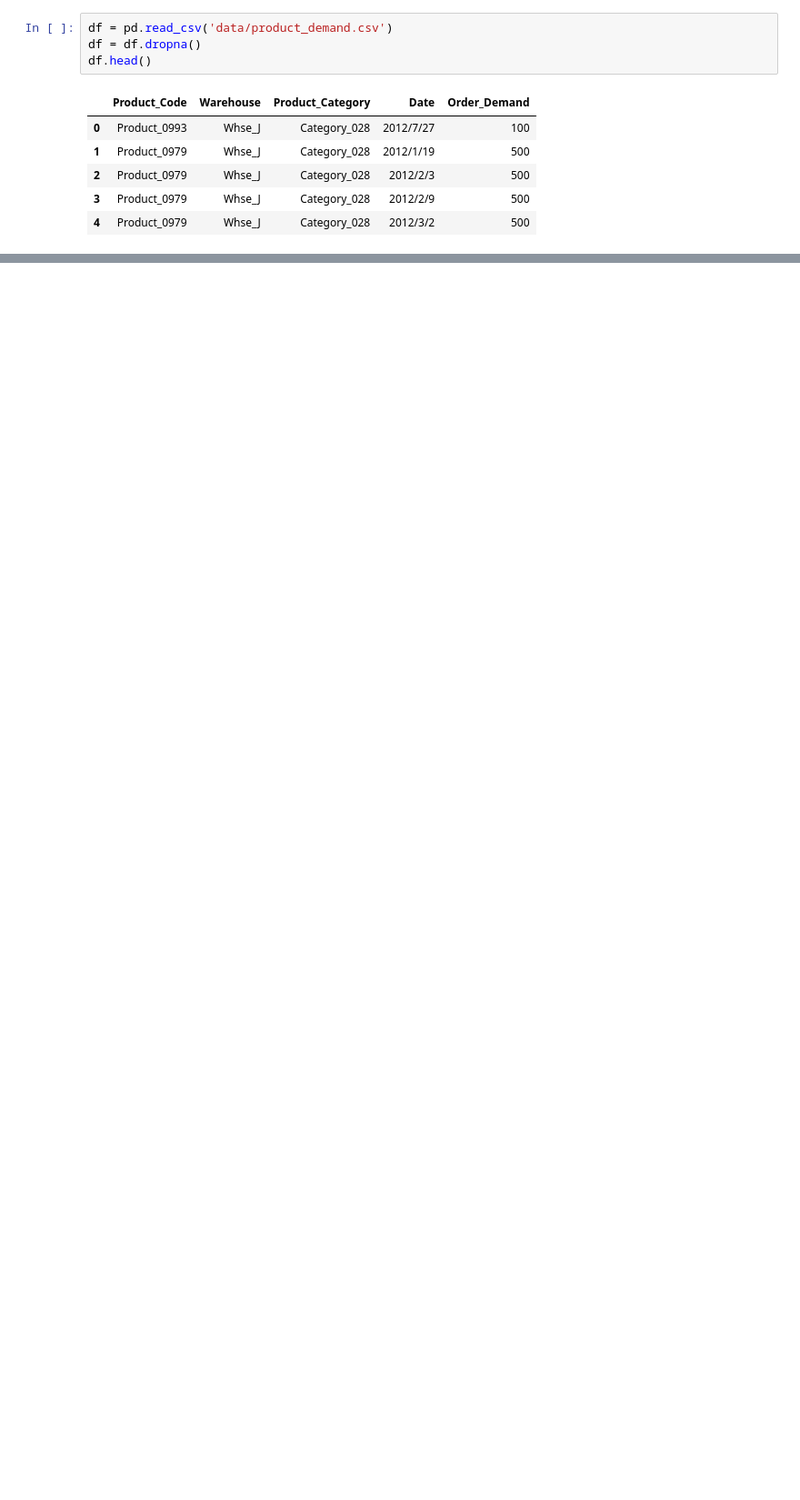
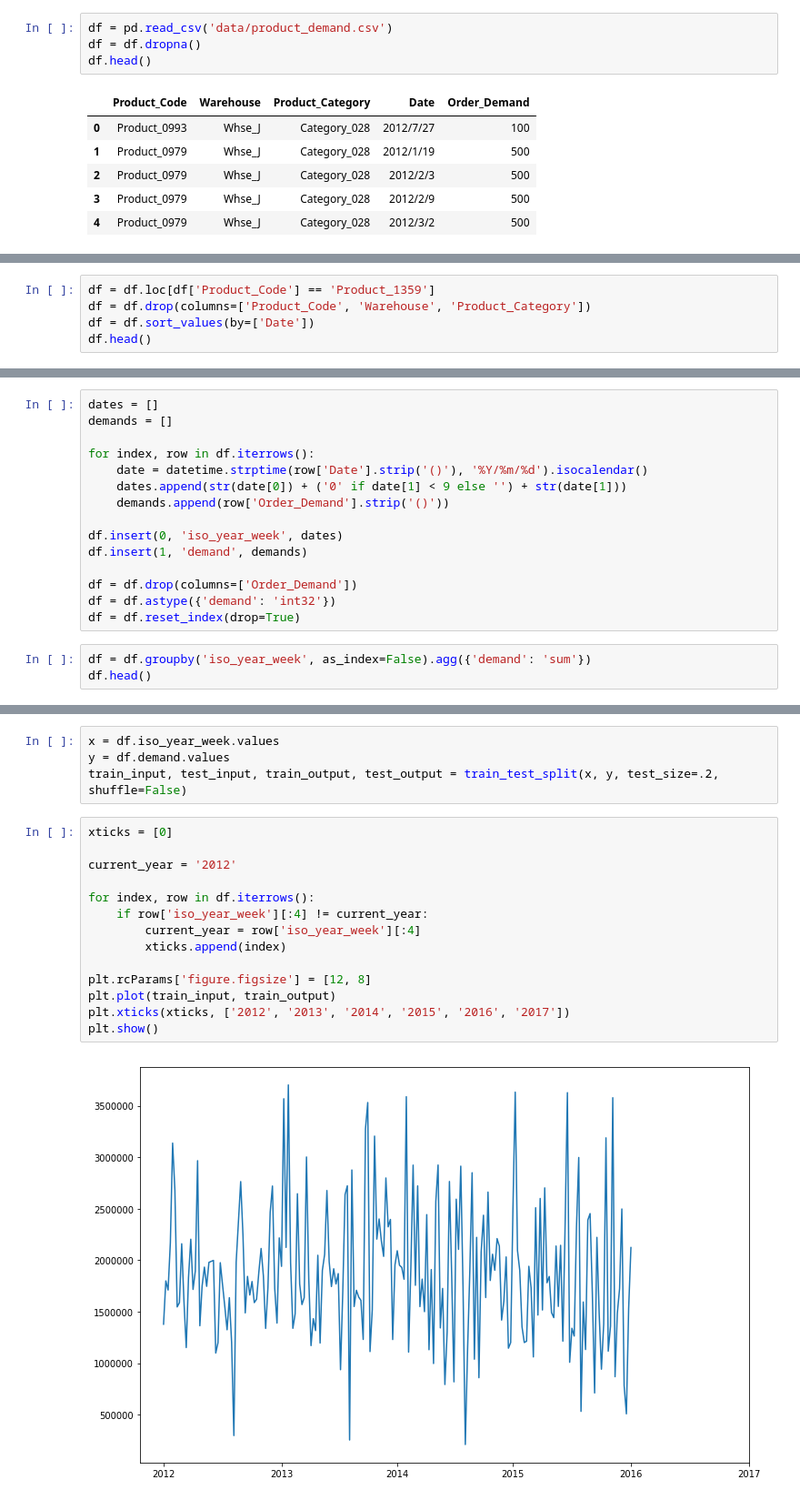
Before and after one commit to mt3443/time-series, a Jupyter notebook: time_series.ipynb, the cells around one changed output, grey strips where cells are left out. Shown at 91% size. Cells and saved outputs as stored; diff of their text form; blank space fills up the shorter version.

```diff
--- a/time_series.ipynb
+++ b/time_series.ipynb
@@ -65,0 +25,5 @@ ValueError: invalid literal for int() with base 10: '(1)'
+# %%
+df = df.loc[df['Product_Code'] == 'Product_1359']
+df = df.drop(columns=['Product_Code', 'Warehouse', 'Product_Category'])
+df = df.sort_values(by=['Date'])
+df.head()
@@ -65,0 +37,18 @@ ValueError: invalid literal for int() with base 10: '(1)'
+# %%
+dates = []
+demands = []
+
+for index, row in df.iterrows():
+    date = datetime.strptime(row['Date'].strip('()'), '%Y/%m/%d').isocalendar()
+    dates.append(str(date[0]) + ('0' if date[1] < 9 else '') + str(date[1]))
+    demands.append(row['Order_Demand'].strip('()'))
+
+df.insert(0, 'iso_year_week', dates)
+df.insert(1, 'demand', demands)
+
+df = df.drop(columns=['Order_Demand'])
+df = df.astype({'demand': 'int32'})
+df = df.reset_index(drop=True)
+# %%
+df = df.groupby('iso_year_week', as_index=False).agg({'demand': 'sum'})
+df.head()
@@ -65,0 +62,20 @@ ValueError: invalid literal for int() with base 10: '(1)'
+# %%
+x = df.iso_year_week.values
+y = df.demand.values
+train_input, test_input, train_output, test_output = train_test_split(x, y, test_size=.2, shuffle=False)
+# %%
+xticks = [0]
+
+current_year = '2012'
+
+for index, row in df.iterrows():
+    if row['iso_year_week'][:4] != current_year:
+        current_year = row['iso_year_week'][:4]
+        xticks.append(index)
+
+plt.rcParams['figure.figsize'] = [12, 8]
+plt.plot(train_input, train_output)
+plt.xticks(xticks, ['2012', '2013', '2014', '2015', '2016', '2017'])
+plt.show()
+# %% [output]
+[figure, added]
```
Also changed, not shown: parts of 9 cells of this notebook.
